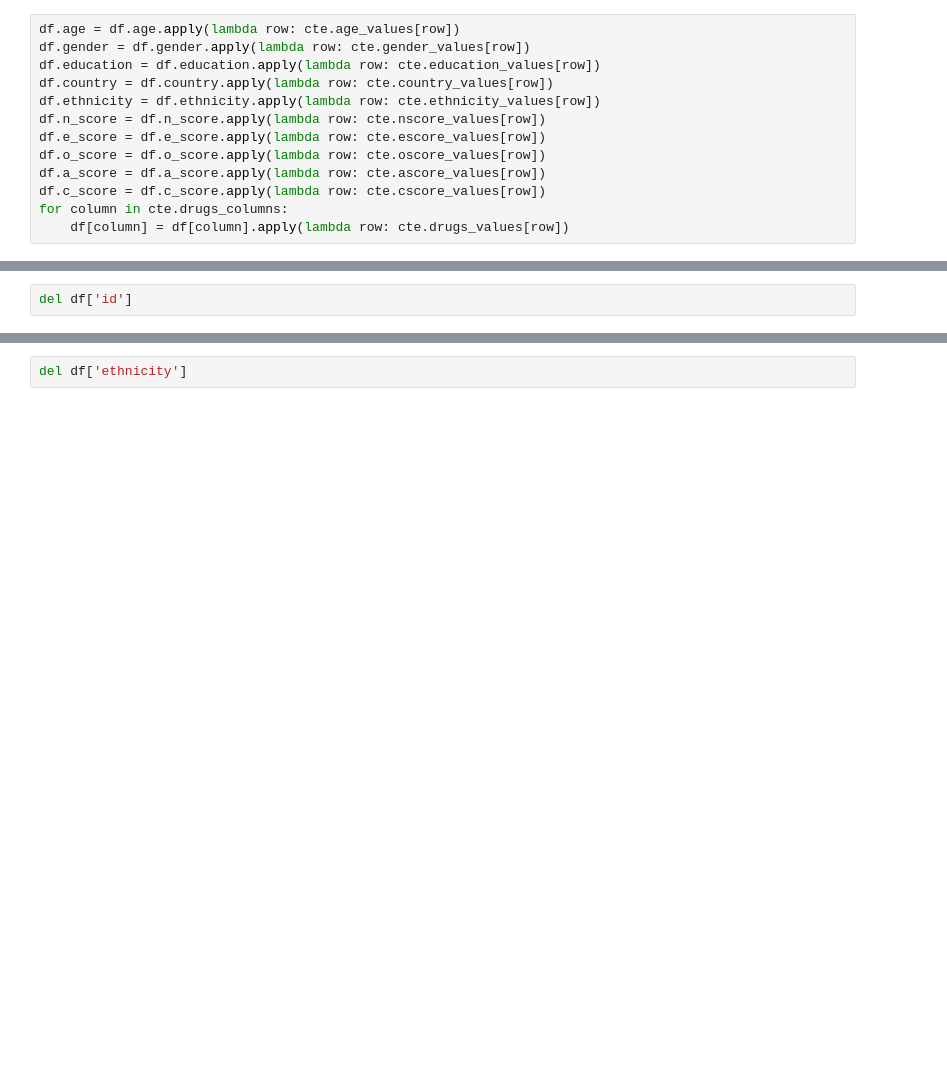
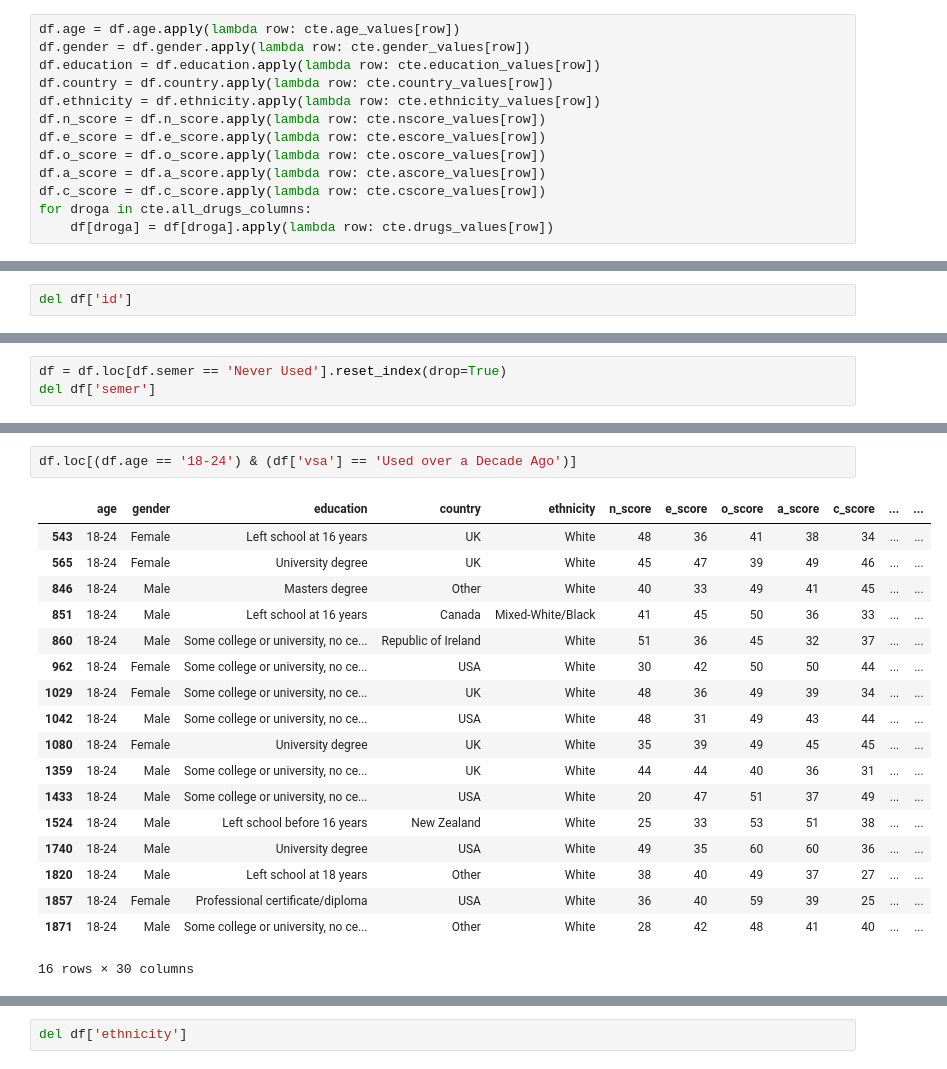
Before and after one commit to manularrea/Group_Projects_Afi, a Jupyter notebook: entrega_1/code/clean_data.ipynb, the cells around one changed output, grey strips where cells are left out. Cells and saved outputs as stored; diff of their text form; blank space fills up the shorter version.

```diff
--- a/entrega_1/code/clean_data.ipynb
+++ b/entrega_1/code/clean_data.ipynb
@@ -34,5 +34,5 @@ df.e_score = df.e_score.apply(lambda row: cte.escore_values[row])
 df.o_score = df.o_score.apply(lambda row: cte.oscore_values[row])
 df.a_score = df.a_score.apply(lambda row: cte.ascore_values[row])
 df.c_score = df.c_score.apply(lambda row: cte.cscore_values[row])
-for column in cte.drugs_columns:
-    df[column] = df[column].apply(lambda row: cte.drugs_values[row])
+for droga in cte.all_drugs_columns:
+    df[droga] = df[droga].apply(lambda row: cte.drugs_values[row])
@@ -46,0 +115,3 @@ AÑADIR EXPLORATORIO DE DATOS QUE JUSTIFQUE LA ELIMINACIÓN DE ETHNICITY
+# %%
+df = df.loc[df.semer == 'Never Used'].reset_index(drop=True)
+del df['semer']
@@ -46,0 +143,21 @@ AÑADIR EXPLORATORIO DE DATOS QUE JUSTIFQUE LA ELIMINACIÓN DE ETHNICITY
+# %%
+df.loc[(df.age == '18-24') & (df['vsa'] == 'Used over a Decade Ago')]
+# %% [output]
+|  | age | gender | education | country | ethnicity | n_score | e_score | o_score | a_score | c_score | ... | ... |
+| 543 | 18-24 | Female | Left school at 16 years | UK | White | 48 | 36 | 41 | 38 | 34 | ... | ... |
+| 565 | 18-24 | Female | University degree | UK | White | 45 | 47 | 39 | 49 | 46 | ... | ... |
+| 846 | 18-24 | Male | Masters degree | Other | White | 40 | 33 | 49 | 41 | 45 | ... | ... |
+| 851 | 18-24 | Male | Left school at 16 years | Canada | Mixed-White/Black | 41 | 45 | 50 | 36 | 33 | ... | ... |
+| 860 | 18-24 | Male | Some college or university, no ce... | Republic of Ireland | White | 51 | 36 | 45 | 32 | 37 | ... | ... |
+| 962 | 18-24 | Female | Some college or university, no ce... | USA | White | 30 | 42 | 50 | 50 | 44 | ... | ... |
+| 1029 | 18-24 | Female | Some college or university, no ce... | UK | White | 48 | 36 | 49 | 39 | 34 | ... | ... |
+| 1042 | 18-24 | Male | Some college or university, no ce... | USA | White | 48 | 31 | 49 | 43 | 44 | ... | ... |
+| 1080 | 18-24 | Female | University degree | UK | White | 35 | 39 | 49 | 45 | 45 | ... | ... |
+| 1359 | 18-24 | Male | Some college or university, no ce... | UK | White | 44 | 44 | 40 | 36 | 31 | ... | ... |
+| 1433 | 18-24 | Male | Some college or university, no ce... | USA | White | 20 | 47 | 51 | 37 | 49 | ... | ... |
+| 1524 | 18-24 | Male | Left school before 16 years | New Zealand | White | 25 | 33 | 53 | 51 | 38 | ... | ... |
+| 1740 | 18-24 | Male | University degree | USA | White | 49 | 35 | 60 | 60 | 36 | ... | ... |
+| 1820 | 18-24 | Male | Left school at 18 years | Other | White | 38 | 40 | 49 | 37 | 27 | ... | ... |
+| 1857 | 18-24 | Female | Professional certificate/diploma | USA | White | 36 | 40 | 59 | 39 | 25 | ... | ... |
+| 1871 | 18-24 | Male | Some college or university, no ce... | Other | White | 28 | 42 | 48 | 41 | 40 | ... | ... |
+16 rows × 30 columns
```
Also changed, not shown: parts of 54 cells of this notebook, 2 other files.
